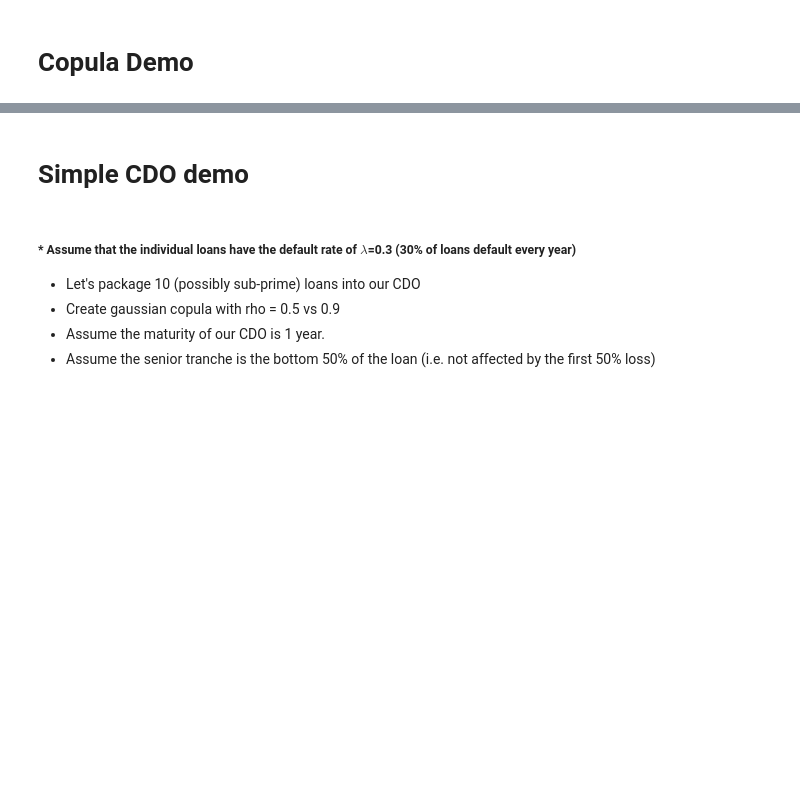
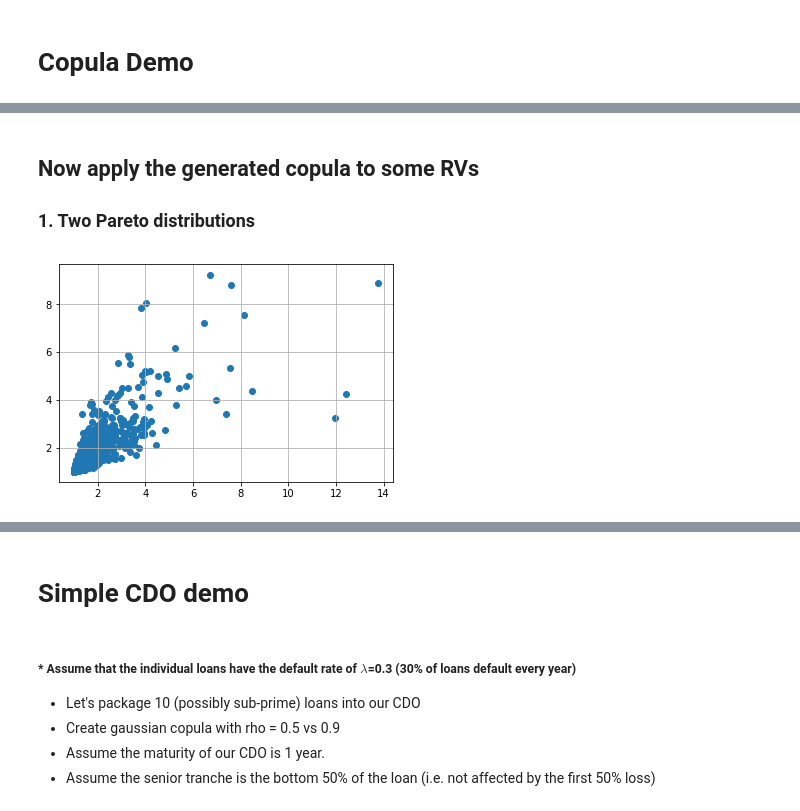
Before and after one commit to PHBS/ASP, a Jupyter notebook: py/Copula_Demo.ipynb, the cells around one changed output, grey strips where cells are left out. Cells and saved outputs as stored; diff of their text form; code cells hidden in the pictures; blank space fills up the shorter version.

```diff
--- a/py/Copula_Demo.ipynb
+++ b/py/Copula_Demo.ipynb
@@ -46,0 +52,20 @@ plt.show()
+# %% [markdown]
+## Now apply the generated copula to some RVs
+### 1. Two Pareto distributions
+# %%
+#Pareto distribution is given by
+#  CDF = 1 - (lambda/x)^alpha
+#     or
+#  X = lambda * (1-U)^(-1/alpha)
+lam = 1
+alpha = 3
+
+X2 = lam * np.power(1-U2, -1/alpha)
+
+plt.scatter(X2[:,0], X2[:,1])
+plt.grid()
+#plt.axis('equal')
+#plt.axis([0,1,0,1])
+plt.show()
+# %% [output]
+[figure, added]
```
Also changed, not shown: parts of 30 cells of this notebook.
